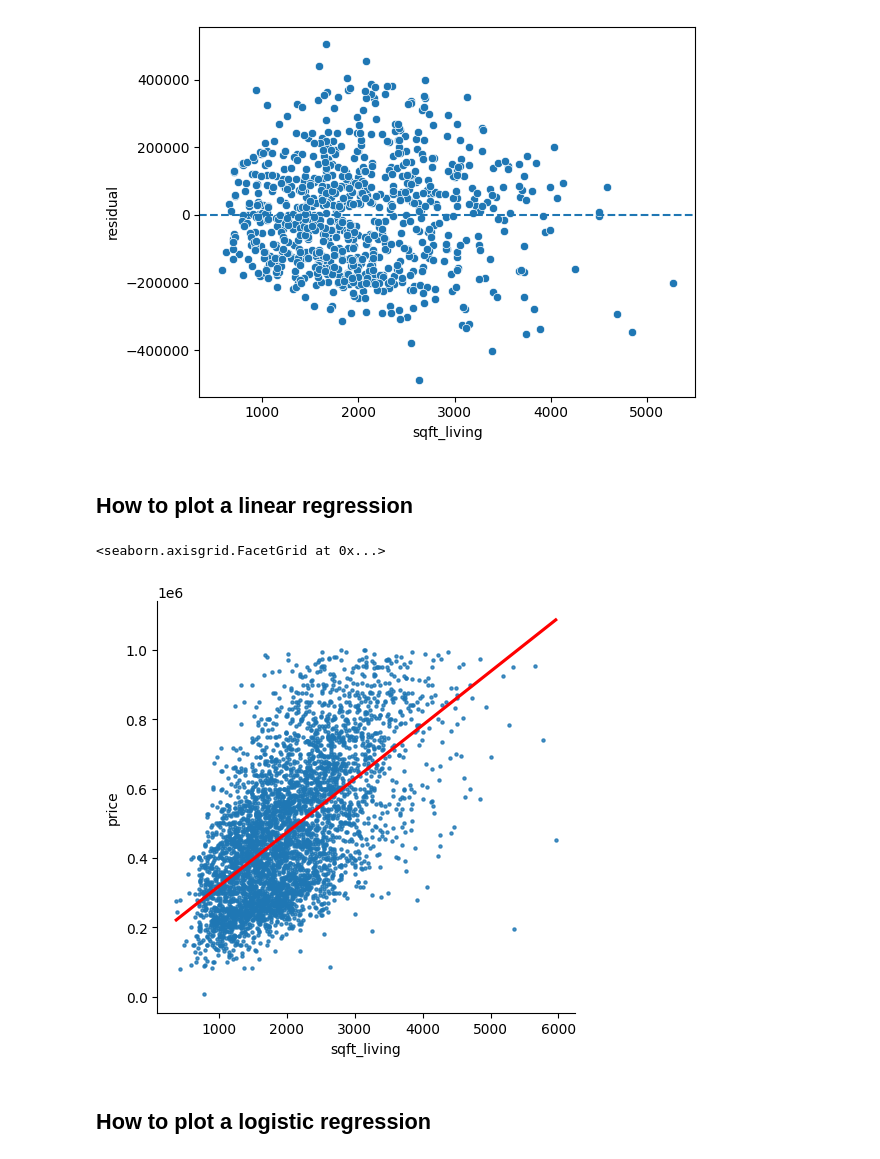
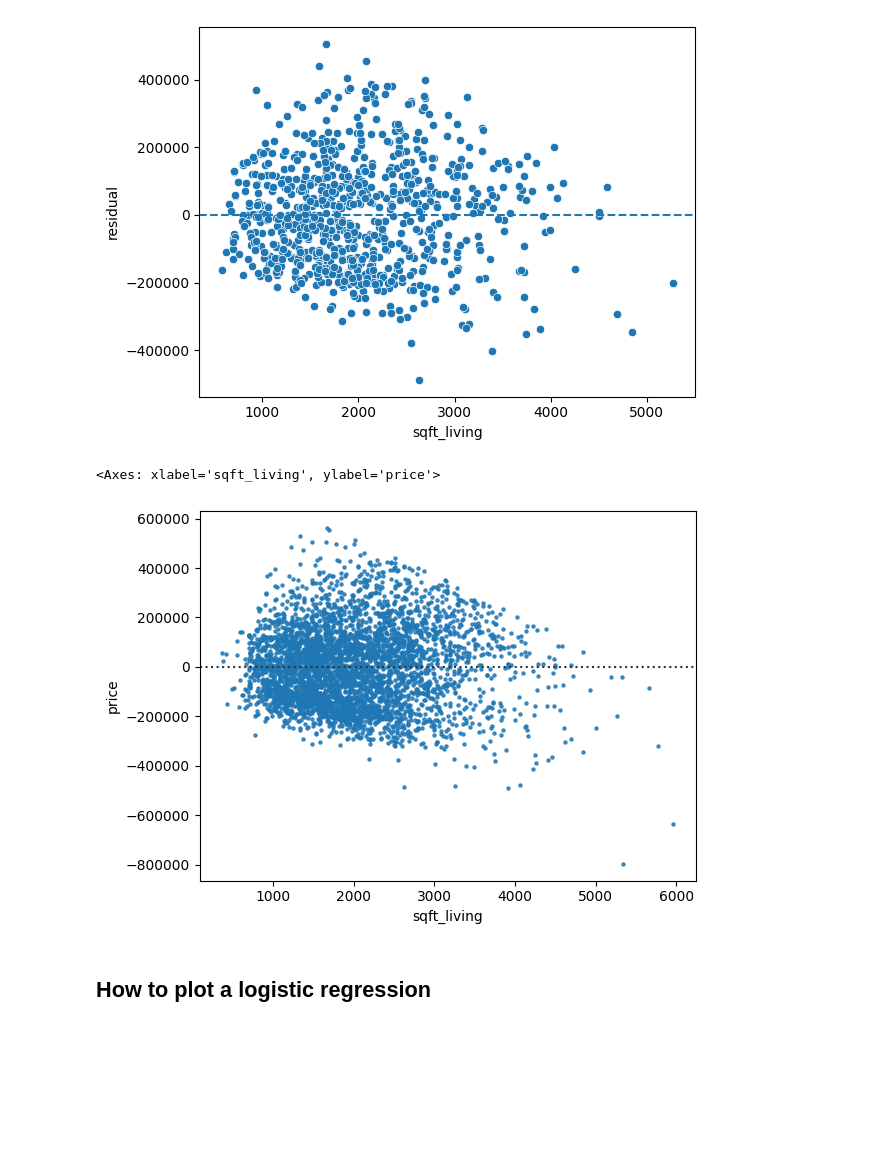
Before and after one commit to ncrowder/python, a Jupyter notebook: murach_data_analysis/class_demos/regression.ipynb, the cells around one changed output. Drawn from its saved outputs; the diff is of its cells as text; code cells hidden in the pictures; blank space fills up the shorter version.

```diff
--- a/murach_data_analysis/class_demos/regression.ipynb
+++ b/murach_data_analysis/class_demos/regression.ipynb
@@ -248,14 +240,12 @@ ax.axhline(0, ls='--')
 # %% [output]
 <matplotlib.lines.Line2D at 0x...>
 [figure]
-# %% [markdown]
-## How to plot a linear regression
 # %%
-sns.lmplot(data=housing, x='sqft_living', y='price', ci=None,
-           scatter_kws={'s':5}, line_kws={'color':'red'})
+sns.residplot(data=housing, x='sqft_living', y='price',
+              scatter_kws={'s':5})
 # %% [output]
-<seaborn.axisgrid.FacetGrid at 0x...>
+<Axes: xlabel='sqft_living', ylabel='price'>
-[figure, old version]
+[figure, new version]
 # %% [markdown]
 ## How to plot a logistic regression
 # %%
```
Also changed, not shown: parts of 28 cells of this notebook.
